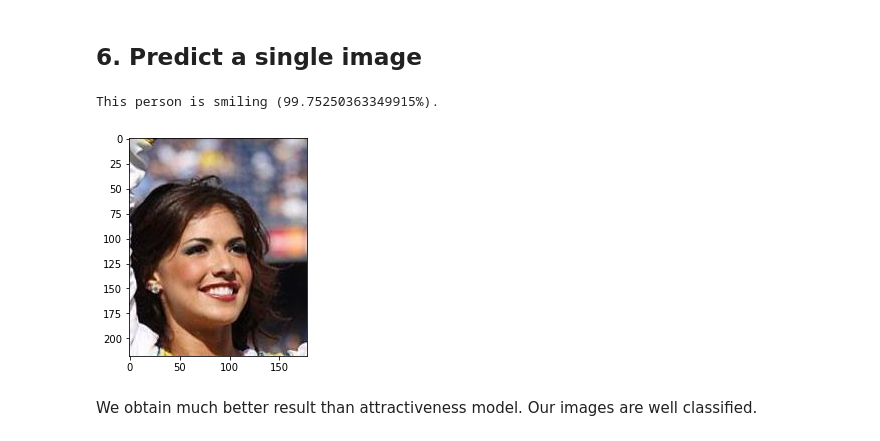
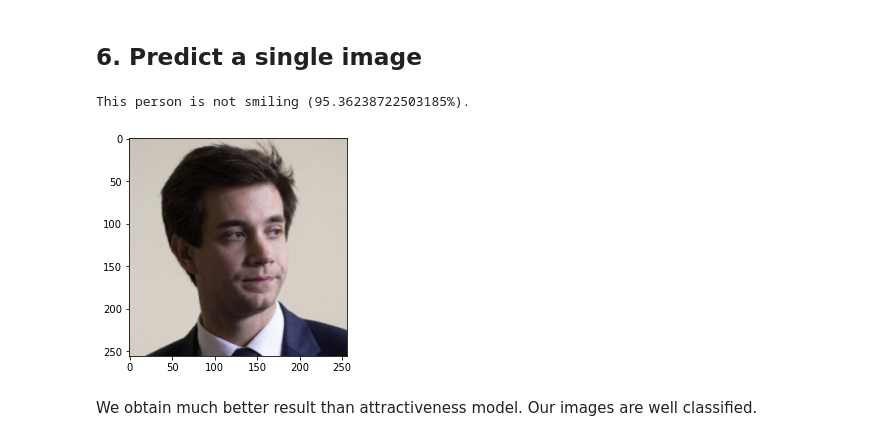
Before and after one commit to waraness99/cnn-using-celeba-dataset, a Jupyter notebook: model/smiling.ipynb, the cells around one changed output. Saved outputs shown, nothing was run; the diff lists cells and outputs as text; code cells hidden in the pictures.

```diff
--- a/model/smiling.ipynb
+++ b/model/smiling.ipynb
@@ -16,7 +16,7 @@ import pandas as pd
 MAIN_PATH = 'input/celeba_dataset/'
 DATA_PATH = MAIN_PATH + 'img_align_celeba/img_align_celeba/'
 ATTRIBUTE_PATH = MAIN_PATH + 'list_attr_celeba.csv'
-EXAMPLE_PIC = DATA_PATH + '000001.jpg'
+TEST_PIC_PATH = './test_pic/'
 
 SMILING_PATH = 'input/smiling/'
 # %%
@@ -225,12 +225,12 @@ def showImage(imagePath):
   plt.imshow(img)
   plt.show()
 # %%
-imageToClassify = DATA_PATH + "000039.jpg"
+imageToClassify = TEST_PIC_PATH + "0.jpg" # Can test from 0 to 3
 classify(imageToClassify)
 showImage(imageToClassify)
 # %% [output]
-This person is smiling (99.75250363349915%).
+This person is not smiling (95.36238722503185%).
-[figure, old version]
+[figure, new version]
 # %% [markdown]
 We obtain much better result than attractiveness model. Our images are well classified.
 # %% [markdown]
```
Also changed, not shown: 8 other files.
